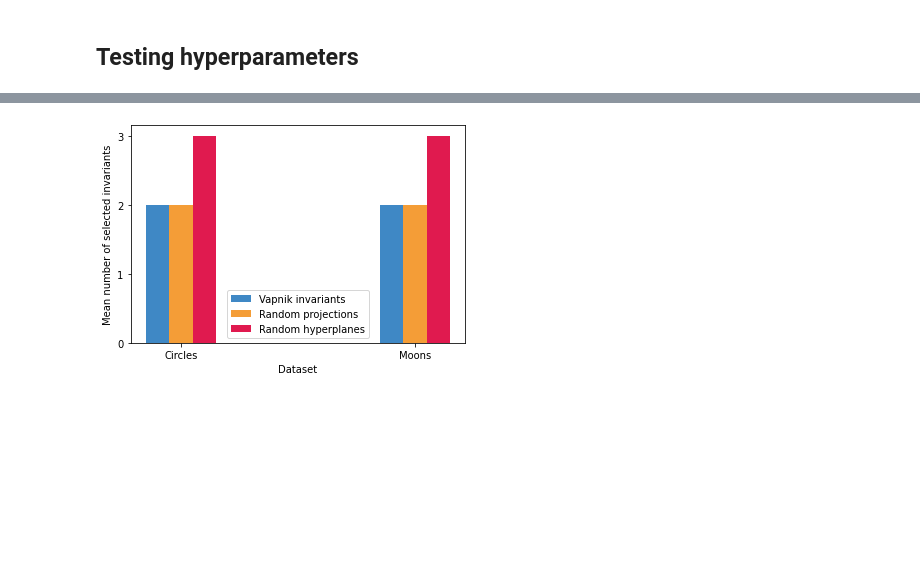
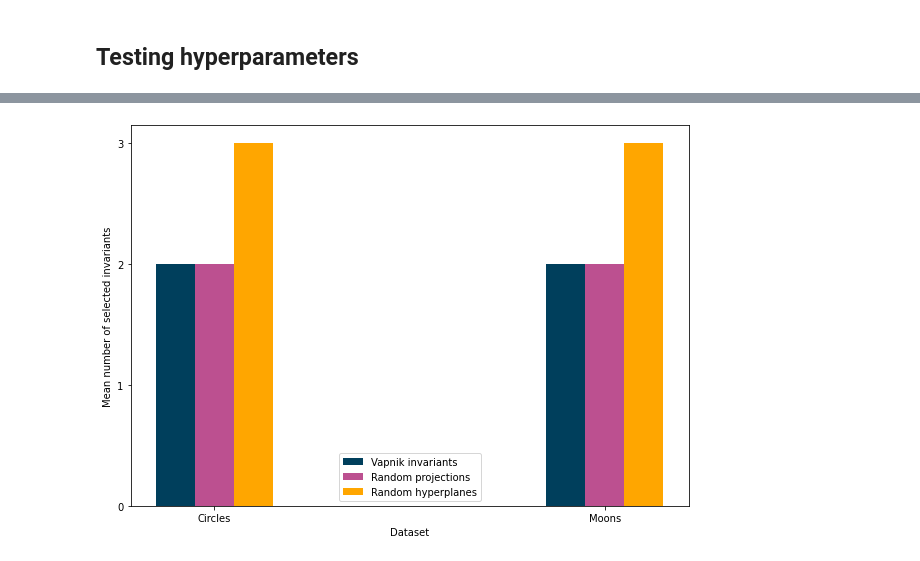
Before and after one commit to Vol0kin/LearningWithInvariants, a Jupyter notebook: experiments/Toy_Data_Experimentation.ipynb, the cells around one changed output, grey strips where cells are left out. Saved outputs shown, nothing was run; the diff lists cells and outputs as text; code cells hidden in the pictures; blank space fills up the shorter version.

```diff
--- a/experiments/Toy_Data_Experimentation.ipynb
+++ b/experiments/Toy_Data_Experimentation.ipynb
@@ -48,19 +43,19 @@ plot_datasets(datasets, ['Circles dataset', 'Moons dataset'])
 # %% [markdown]
 ## Testing hyperparameters
 # %%
-def plot_decision_boundary(clf, X, y, ax, title=''):
+def plot_decision_boundary(clf, X, y, ax, level=0.5, min_val=0.0, max_val=1.0, title=''):
     h = .02
     x_min, x_max = X[:, 0].min() - .2, X[:, 0].max() + .2
     y_min, y_max = X[:, 1].min() - .2, X[:, 1].max() + .2
     xx, yy = np.meshgrid(np.arange(x_min, x_max, h), np.arange(y_min, y_max, h))
     viz=np.c_[xx.ravel(),yy.ravel()]
-    Z = clf.predict_proba(viz, clip=False)
+    Z = clf.predict_proba(viz)
     Z = Z.reshape(xx.shape)
     cm = plt.cm.RdBu
     cm_bright = ListedColormap(['#FF0000', '#0000FF'])
     ax.set_title(title)
-    ax.contourf(xx, yy, Z, levels=np.linspace(-1.3,2.3,13), cmap=cm, alpha=.8)
-    ax.contour(xx, yy, Z, levels=[0.5], linestyles='dashed')
+    contour_surface = ax.contourf(xx, yy, Z, levels=np.linspace(min_val, max_val, 11), cmap=cm, alpha=.8)
+    ax.contour(xx, yy, Z, levels=[level], linestyles='dashed')
     ax.scatter(X[:,0], X[:,1], c=y, cmap=cm_bright, edgecolors='k')
     plt.tight_layout()
 
@@ -132,29 +175,29 @@ Accuracy:  0.9844444444444445
 # %%
 vapnik_results = [n_invariants_circles[InvariantTypes.VAPNIK], n_invariants_moons[InvariantTypes.VAPNIK]]
 proj_results = [n_invariants_circles[InvariantTypes.PROJECTION], n_invariants_moons[InvariantTypes.PROJECTION]]
 hyp_results = [n_invariants_circles[InvariantTypes.HYPERPLANE], n_invariants_moons[InvariantTypes.HYPERPLANE]]
 
 width = 0.1
 
 X = ["Circles", "Moons"]
 X_axis = np.arange(len(X))
-
-plt.bar(X_axis - width, vapnik_results, width=width, label="Vapnik invariants", color="#3f88c5")
-plt.bar(X_axis, proj_results, width=width, label="Random projections", color="#f49d37")
-plt.bar(X_axis + width, hyp_results, width=width, label="Random hyperplanes", color="#e01a4f")
+plt.figure(figsize=(10, 7))
+plt.bar(X_axis - width, vapnik_results, width=width, label="Vapnik invariants", color="#003f5c")
+plt.bar(X_axis, proj_results, width=width, label="Random projections", color="#bc5090")
+plt.bar(X_axis + width, hyp_results, width=width, label="Random hyperplanes", color="#ffa600")
 
 plt.xticks(X_axis, X)
 plt.yticks(np.arange(0, 4))
 
 plt.xlabel('Dataset')
 plt.ylabel('Mean number of selected invariants')
 plt.legend()
 
 
 plt.savefig("num_selected_invariants.png")
 plt.show()
 # %% [output]
-[figure, old version]
+[figure, new version]
 # %%
 from collections import Counter
 
```
Also changed, not shown: parts of 7 cells of this notebook.
